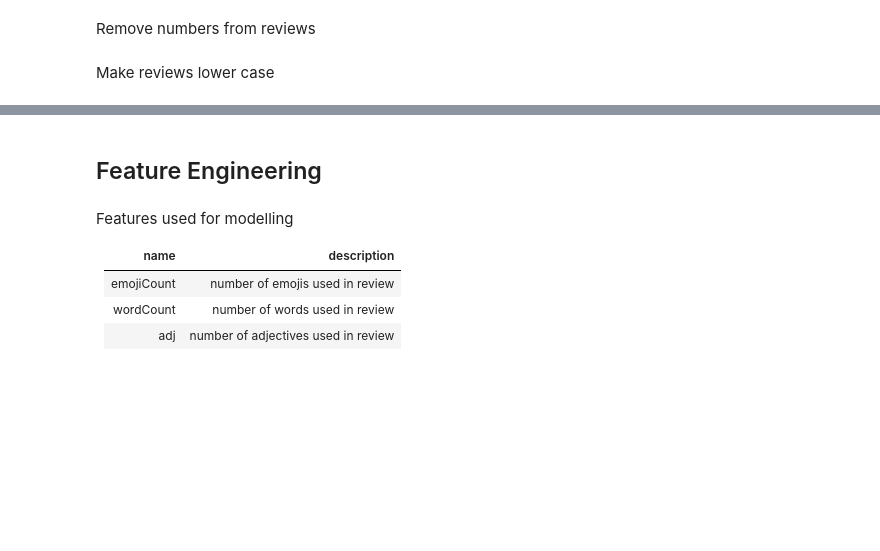
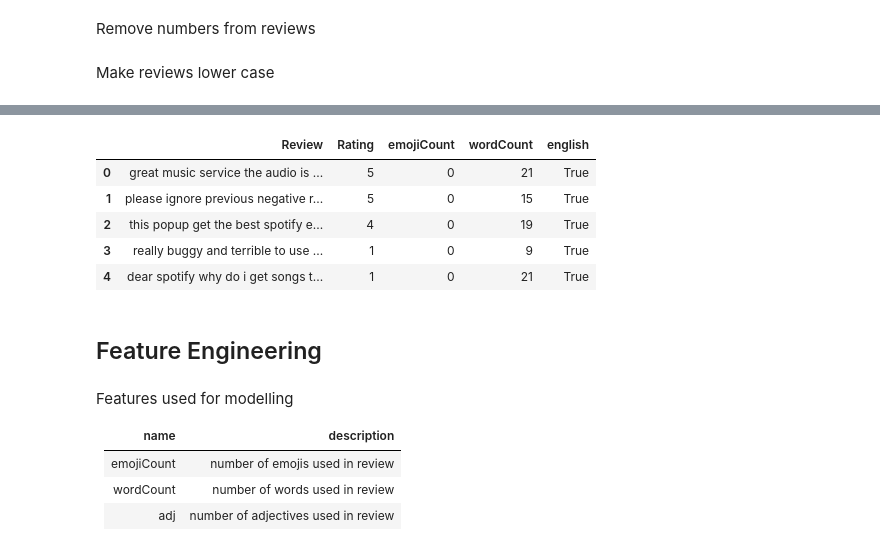
Before and after one commit to huimarco/spotify-rating-prediction, a Jupyter notebook: spotify_rating_prediction.ipynb, the cells around one changed output, grey strips where cells are left out. Saved outputs shown, nothing was run; the diff lists cells and outputs as text; code cells hidden in the pictures; blank space fills up the shorter version.

```diff
--- a/spotify_rating_prediction.ipynb
+++ b/spotify_rating_prediction.ipynb
@@ -117,3 +230,12 @@ data['Review'] = data['Review'].str.lower()
+# %%
+data.drop('english', inplace=True)
+# %% [output]
+|  | Review | Rating | emojiCount | wordCount | english |
+| 0 | great music service the audio is ... | 5 | 0 | 21 | True |
+| 1 | please ignore previous negative r... | 5 | 0 | 15 | True |
+| 2 | this popup get the best spotify e... | 4 | 0 | 19 | True |
+| 3 | really buggy and terrible to use ... | 1 | 0 | 9 | True |
+| 4 | dear spotify why do i get songs t... | 1 | 0 | 21 | True |
 # %% [markdown]
 ## Feature Engineering
 # %% [markdown]
```
Also changed, not shown: parts of 52 cells of this notebook.
